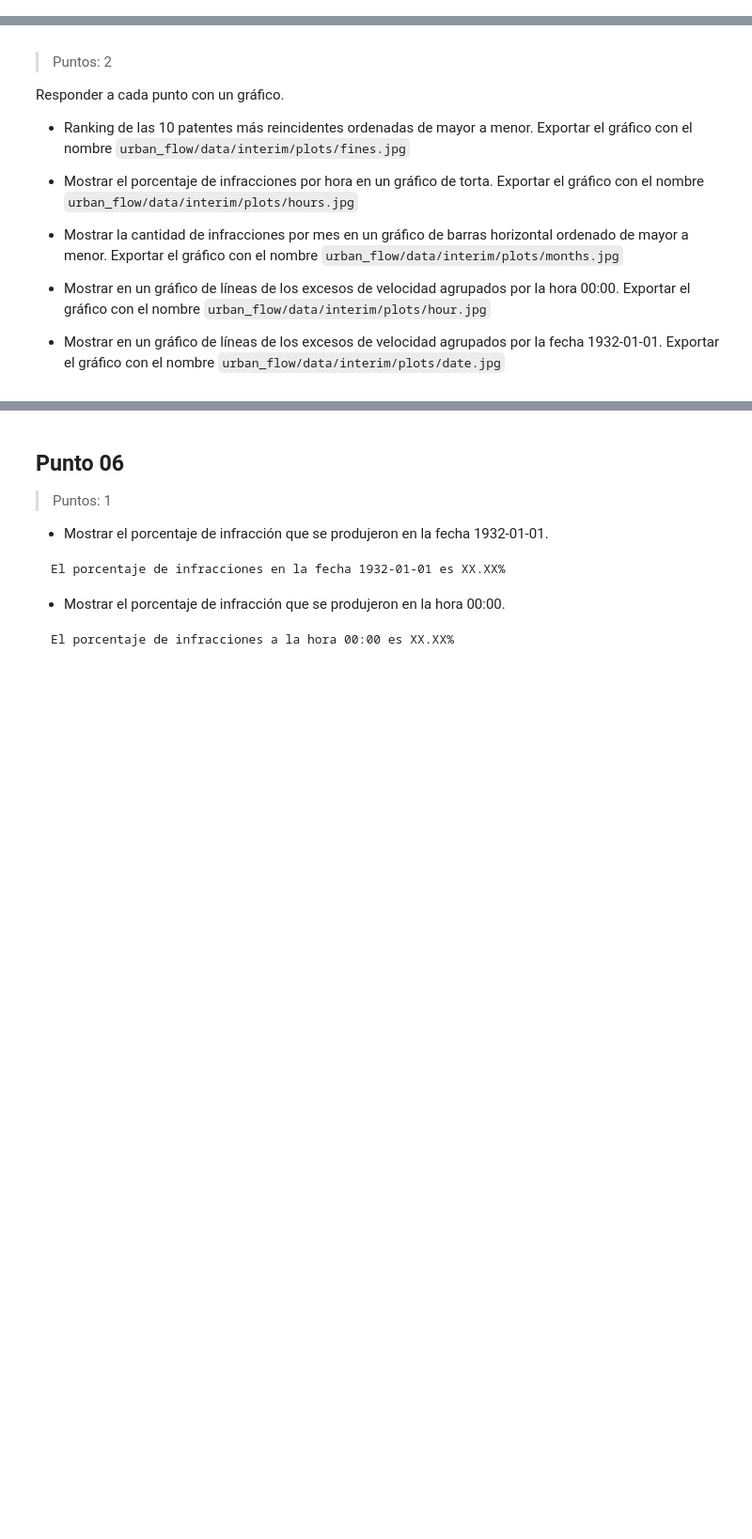
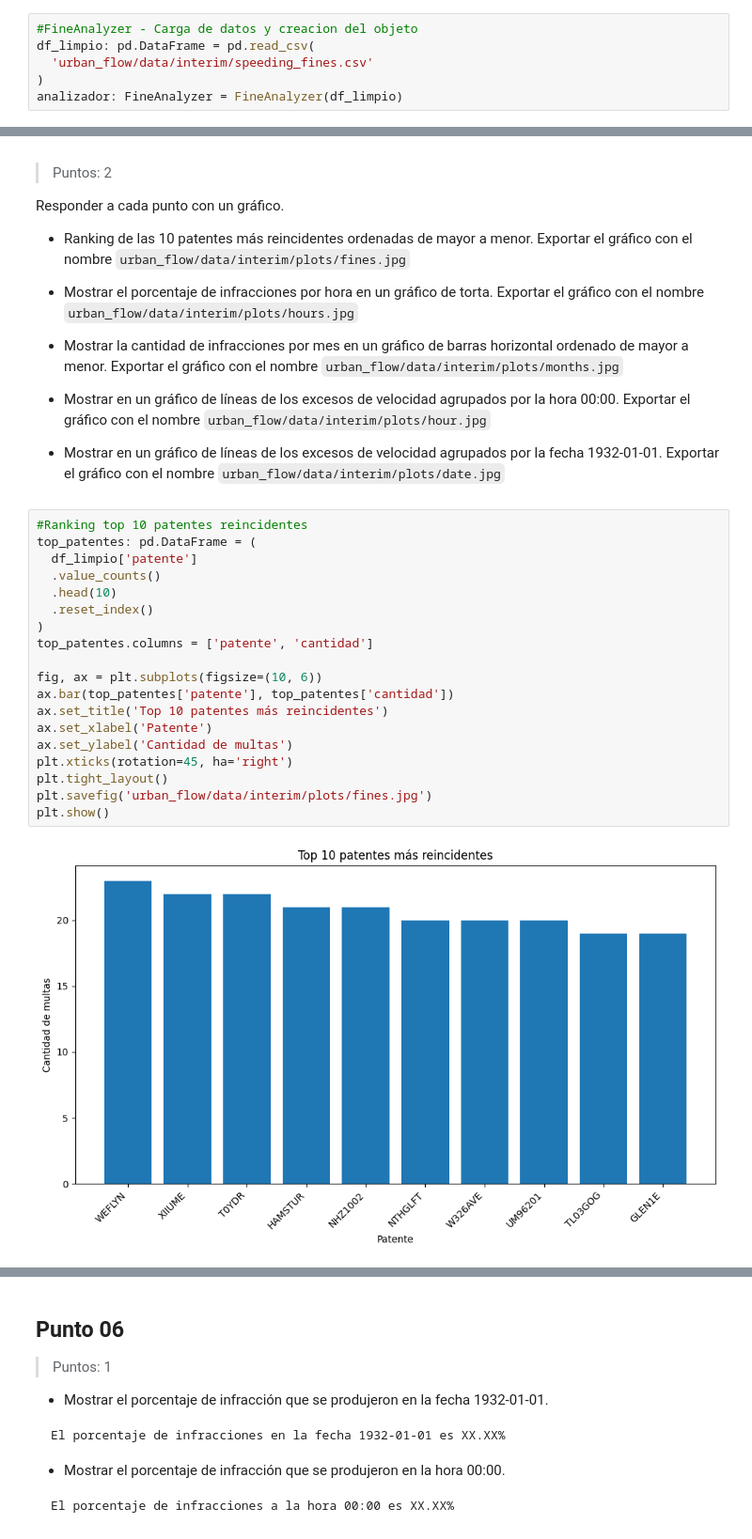
Before and after one commit to Ivan-Porcari/tpi_hds_urban_flow, a Jupyter notebook: 01_Urban_Flow_Porcari_Ivan.ipynb, the cells around one changed output, grey strips where cells are left out. Shown at 94% size. Saved outputs shown, nothing was run; the diff lists cells and outputs as text; blank space fills up the shorter version.

Commit message:
Ejercicio 04: clase FineAnalyzer con metodos de analisis

```diff
--- a/01_Urban_Flow_Porcari_Ivan.ipynb
+++ b/01_Urban_Flow_Porcari_Ivan.ipynb
@@ -400,0 +458,6 @@ Definir una clase FineAnalyzer que cumpla con las siguientes funcionalidades:
+# %%
+#FineAnalyzer - Carga de datos y creacion del objeto
+df_limpio: pd.DataFrame = pd.read_csv(
+  'urban_flow/data/interim/speeding_fines.csv'
+)
+analizador: FineAnalyzer = FineAnalyzer(df_limpio)
@@ -416,3 +525,24 @@ Responder a cada punto con un gráfico.
 - Mostrar en un gráfico de líneas de los excesos de velocidad agrupados por la hora 00:00. Exportar el gráfico con el nombre `urban_flow/data/interim/plots/hour.jpg`
 
 - Mostrar en un gráfico de líneas de los excesos de velocidad agrupados por la fecha 1932-01-01. Exportar el gráfico con el nombre `urban_flow/data/interim/plots/date.jpg`
+# %%
+#Ranking top 10 patentes reincidentes
+top_patentes: pd.DataFrame = (
+  df_limpio['patente']
+  .value_counts()
+  .head(10)
+  .reset_index()
+)
+top_patentes.columns = ['patente', 'cantidad']
+
+fig, ax = plt.subplots(figsize=(10, 6))
+ax.bar(top_patentes['patente'], top_patentes['cantidad'])
+ax.set_title('Top 10 patentes más reincidentes')
+ax.set_xlabel('Patente')
+ax.set_ylabel('Cantidad de multas')
+plt.xticks(rotation=45, ha='right')
+plt.tight_layout()
+plt.savefig('urban_flow/data/interim/plots/fines.jpg')
+plt.show()
+# %% [output]
+[figure, added]
```
Also changed, not shown: parts of 13 cells of this notebook.
